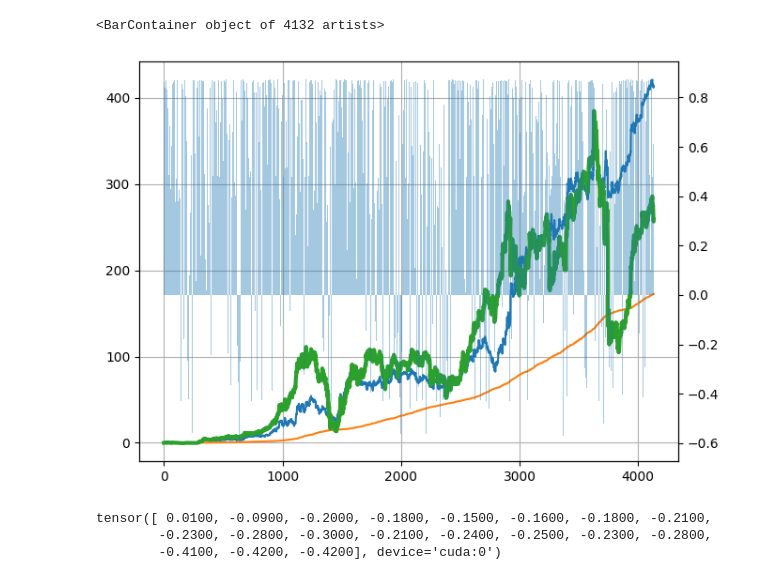
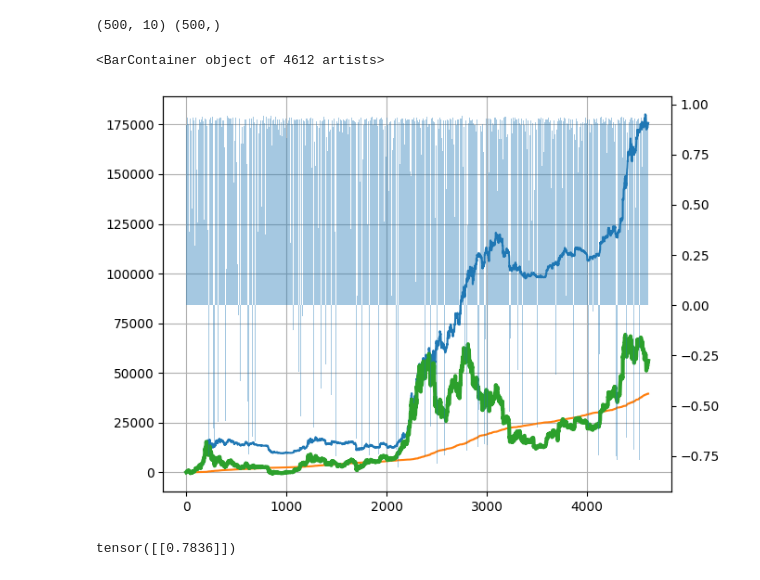
Before and after one commit to binrey/MLTR, a Jupyter notebook: e2e_train.ipynb, the cells around one changed output. Drawn from its saved outputs; the diff is of its cells as text; code cells hidden in the pictures.

```diff
--- a/e2e_train.ipynb
+++ b/e2e_train.ipynb
@@ -97,24 +50,37 @@ tb_writer.flush()
+# %%
+DEVICE = torch.device("cpu")
+cfg = PyConfig("zz.py").test()
+# %%
+e2e_train = E2ETrain(cfg)
+e2e_train.load_data(500)
+# %% [output]
+(500, 10) (500,)
+# %%
+model = e2e_train.train(num_epochs=100,
+                        resume=True,
+                        device=DEVICE)
 # %%
 model.eval()
-output_seq, result_seq, fee_seq = autoregress_sequense(model, p, dp, features, output_sequense=True, device=DEVICE)
+output_seq, result_seq, fee_seq = autoregress_sequense(model, e2e_train.p, e2e_train.features, output_sequense=True, device=DEVICE)
 
 fig, ax1 = plt.subplots()
 # ax1.plot(p - p[0], linewidth=3)
 ax1.plot(result_seq.cumsum(0))
 ax1.plot(fee_seq.cumsum(0))
-ax1.plot(hold.to("cpu"), linewidth=3)
+ax1.plot(e2e_train.compute_hold(), linewidth=3)
 ax1.grid("on")
 plt.tight_layout()
 plt.grid("on")
 
 ax2 = ax1.twinx()
 ax2.bar(list(range(output_seq.shape[0])), height=output_seq, width=1, alpha=0.4)
 # %% [output]
-<BarContainer object of 4132 artists>
+<BarContainer object of 4612 artists>
-[figure, old version]
+[figure, new version]
-# %%
-dp
-# %% [output]
-tensor([ 0.0100, -0.0900, -0.2000, -0.1800, -0.1500, -0.1600, -0.1800, -0.2100,
-        -0.2300, -0.2800, -0.3000, -0.2100, -0.2400, -0.2500, -0.2300, -0.2800,
-        -0.4100, -0.4200, -0.4200], device='cuda:0')
+# %%
+with torch.no_grad():
+    model = torch.load("model.pt")
+    output = model(torch.from_numpy(e2e_train.features[300:301]))
+output
+# %% [output]
+tensor([[0.7836]])
```
Also changed, not shown: parts of 8 cells of this notebook, 7 other files.
